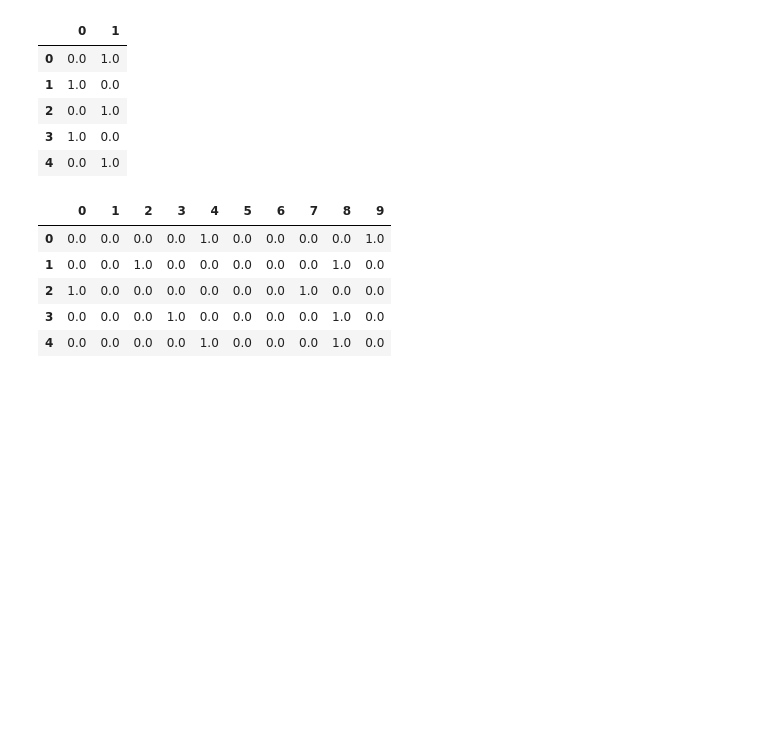
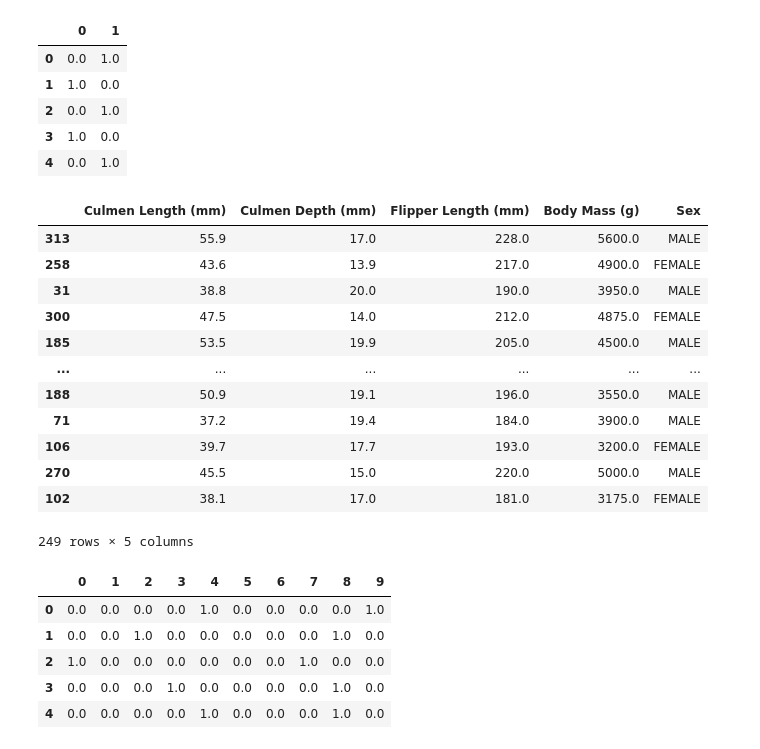
Before and after one commit to RosiNantis/Projects_from_Spiced_personal, a Jupyter notebook: Week_2/spiced_encounters/2.6.feature_engineering_intro/StatSri_FeatureEngineering2_220323.ipynb, the cells around one changed output. Saved outputs shown, nothing was run; the diff lists cells and outputs as text; code cells hidden in the pictures; blank space fills up the shorter version.

```diff
--- a/Week_2/spiced_encounters/2.6.feature_engineering_intro/StatSri_FeatureEngineering2_220323.ipynb
+++ b/Week_2/spiced_encounters/2.6.feature_engineering_intro/StatSri_FeatureEngineering2_220323.ipynb
@@ -50,6 +50,22 @@ onehot_sex.head()
 | 2 | 0.0 | 1.0 |
 | 3 | 1.0 | 0.0 |
 | 4 | 0.0 | 1.0 |
+# %%
+Xtrain
+# %% [output]
+|  | Culmen Length (mm) | Culmen Depth (mm) | Flipper Length (mm) | Body Mass (g) | Sex |
+| 313 | 55.9 | 17.0 | 228.0 | 5600.0 | MALE |
+| 258 | 43.6 | 13.9 | 217.0 | 4900.0 | FEMALE |
+| 31 | 38.8 | 20.0 | 190.0 | 3950.0 | MALE |
+| 300 | 47.5 | 14.0 | 212.0 | 4875.0 | FEMALE |
+| 185 | 53.5 | 19.9 | 205.0 | 4500.0 | MALE |
+| ... | ... | ... | ... | ... | ... |
+| 188 | 50.9 | 19.1 | 196.0 | 3550.0 | MALE |
+| 71 | 37.2 | 19.4 | 184.0 | 3900.0 | MALE |
+| 106 | 39.7 | 17.7 | 193.0 | 3200.0 | FEMALE |
+| 270 | 45.5 | 15.0 | 220.0 | 5000.0 | MALE |
+| 102 | 38.1 | 17.0 | 181.0 | 3175.0 | FEMALE |
+249 rows × 5 columns
 # %%
 # quantile strategy: different bin width, same number of penguins in each
 # uniform strategy: same bin width, different number of penguins in each (like a histogram)
```
Also changed, not shown: parts of 12 cells of this notebook, 1 other file.
